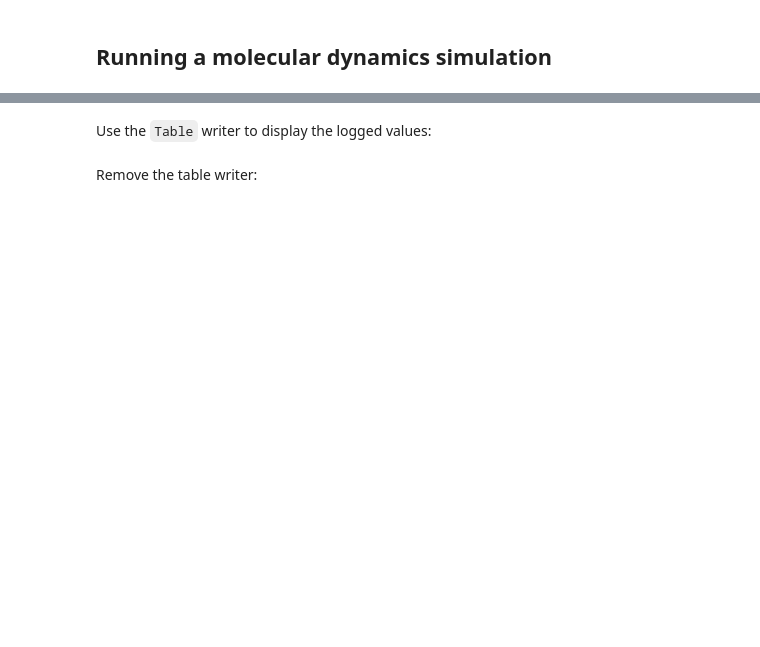
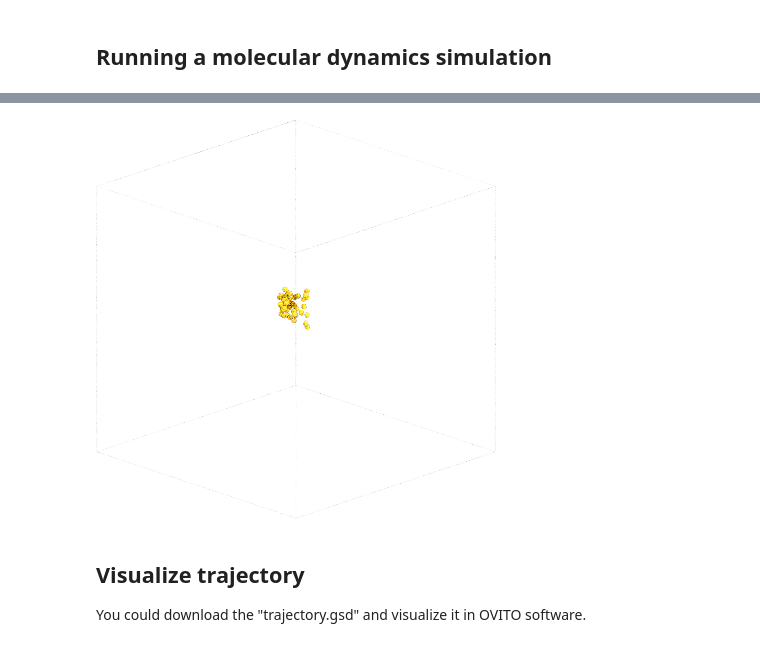
Before and after one commit to sli032/BIO-PHY4100, a Jupyter notebook: DNA:RNA_polyer_modeling_HOOMD.ipynb, the cells around one changed output, grey strips where cells are left out. Drawn from its saved outputs; the diff is of its cells as text; code cells hidden in the pictures; blank space fills up the shorter version.

```diff
--- a/DNA:RNA_polyer_modeling_HOOMD.ipynb
+++ b/DNA:RNA_polyer_modeling_HOOMD.ipynb
@@ -237,0 +247,2 @@ Include the logged quantities in a GSD trajectory:
+# %%
+f = gsd.hoomd.open("trajectory.gsd", mode="r")
@@ -257,2 +276,0 @@ logger.add(thermo, quantities=['potential_energy'])
-# %% [markdown]
-Use the `Table` writer to display the logged values:
@@ -265,2 +276,0 @@ sim.operations += table
-# %% [markdown]
-Remove the table writer:
@@ -268,0 +277,8 @@ sim.operations -= table
+# %%
+render(f[-1])
+# %% [output]
+[figure, added]
+# %% [markdown]
+## Visualize trajectory
+
+You could download the "trajectory.gsd" and visualize it in OVITO software.
```
Also changed, not shown: parts of 21 cells of this notebook.
